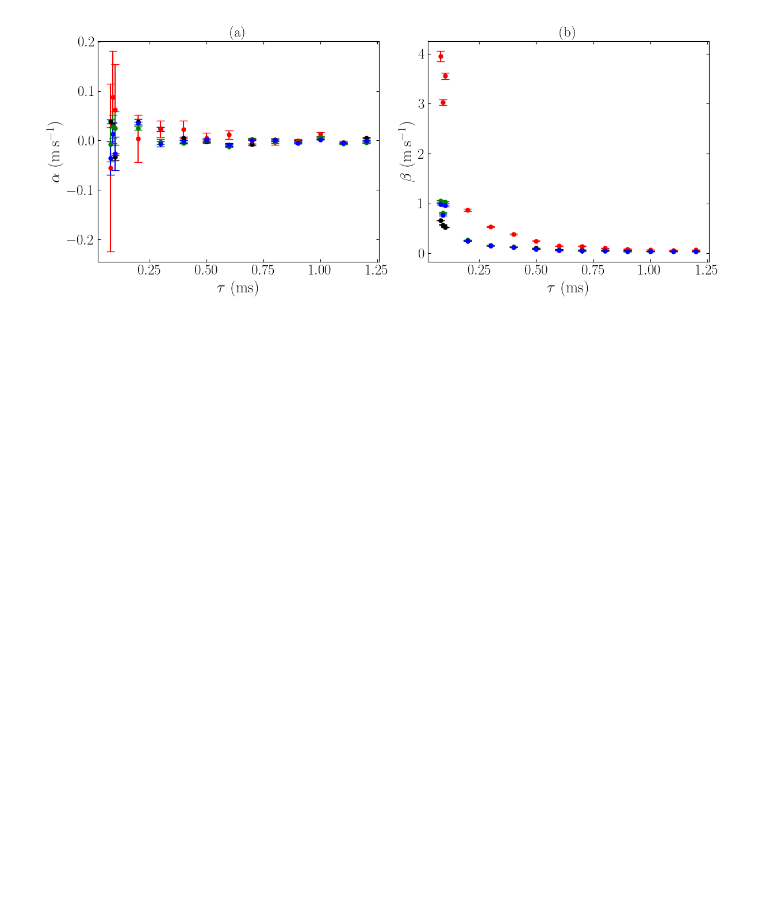
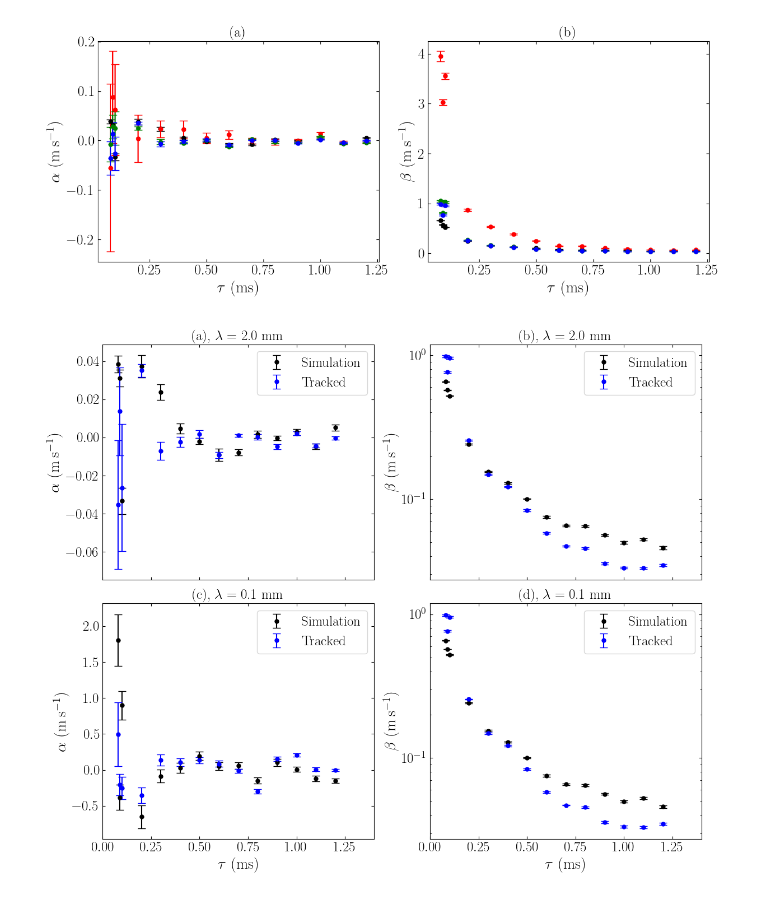
Before and after one commit to Rayo101/Radom_walk_paper_analysis, a Jupyter notebook: Notebooks/VelocityAlgo_Investigation/plotsForVelTests.ipynb, the cells around one changed output. Cells and saved outputs as stored; diff of their text form; code cells hidden in the pictures; blank space fills up the shorter version.

Commit message:
Plotted alpha beta for both lambda = 2.0 mm and 0.1 mm.  Added source code to create ridge plots

```diff
--- a/Notebooks/VelocityAlgo_Investigation/plotsForVelTests.ipynb
+++ b/Notebooks/VelocityAlgo_Investigation/plotsForVelTests.ipynb
@@ -109,3 +109,70 @@ fig.tight_layout()
 fig.savefig("/home/rayhaan/randomWalk_V3/Plots/Lambda_0.1mm_Alpha_mean_Beta_std.png", dpi = 300)
 # %% [output]
 [figure]
+# %%
+plt.close("all")
+
+fig, ((ax1, ax2), (ax3, ax4)) = plt.subplots(2, 2, figsize = (12, 10), sharex = "col")
+s = 20
+
+ax1.errorbar(x = lambda_01mm_true[:, 0], y = lambda_01mm_true[:, 1], yerr = lambda_01mm_true[:, 2], linestyle = "None", marker = "o", markersize = 5, color = 'k', capsize = 5, label = "Simulation")
+ax1.errorbar(x = lambda_01mm_trackS[:, 0], y = lambda_01mm_trackS[:, 1], yerr = lambda_01mm_trackS[:, 2], linestyle = "None", marker = "o", markersize = 5, color = 'b', capsize = 5, label = "Tracked")
+
+ax2.errorbar(x = lambda_01mm_true[:, 0], y = lambda_01mm_true[:, 3], yerr = lambda_01mm_true[:, 4], linestyle = "None", marker = "o", markersize = 5, color = 'k', capsize = 5, label = "Simulation")
+ax2.errorbar(x = lambda_01mm_trackS[:, 0], y = lambda_01mm_trackS[:, 3], yerr = lambda_01mm_trackS[:, 4], linestyle = "None", marker = "o", markersize = 5, color = 'b', capsize = 5, label = "Tracked")
+
+ax3.errorbar(x = lambda_20mm_true[:, 0], y = lambda_20mm_true[:, 1], yerr = lambda_20mm_true[:, 2], linestyle = "None", marker = "o", markersize = 5, color = 'k', capsize = 5, label = "Simulation")
+ax3.errorbar(x = lambda_20mm_trackS[:, 0], y = lambda_20mm_trackS[:, 1], yerr = lambda_20mm_trackS[:, 2], linestyle = "None", marker = "o", markersize = 5, color = 'b', capsize = 5, label = "Tracked")
+
+ax4.errorbar(x = lambda_01mm_true[:, 0], y = lambda_01mm_true[:, 3], yerr = lambda_01mm_true[:, 4], linestyle = "None", marker = "o", markersize = 5, color = 'k', capsize = 5, label = "Simulation")
+ax4.errorbar(x = lambda_01mm_trackS[:, 0], y = lambda_01mm_trackS[:, 3], yerr = lambda_01mm_trackS[:, 4], linestyle = "None", marker = "o", markersize = 5, color = 'b', capsize = 5, label = "Tracked")
+
+ax1.get_xaxis().set_tick_params(direction = "in", which = "both", top = True)
+ax1.get_yaxis().set_tick_params(direction = "in", which = "both", right = True)
+ax2.get_xaxis().set_tick_params(direction = "in", which = "both", top = True)
+ax2.get_yaxis().set_tick_params(direction = "in", which = "both", right = True)
+ax3.get_xaxis().set_tick_params(direction = "in", which = "both", top = True)
+ax3.get_yaxis().set_tick_params(direction = "in", which = "both", right = True)
+ax4.get_xaxis().set_tick_params(direction = "in", which = "both", top = True)
+ax4.get_yaxis().set_tick_params(direction = "in", which = "both", right = True)
+
+ax1.tick_params(axis="x", labelsize = s - 2)
+ax1.tick_params(axis="y", labelsize = s - 2)
+ax2.tick_params(axis="x", labelsize = s - 2)
+ax2.tick_params(axis="y", labelsize = s - 2)
+ax3.tick_params(axis="x", labelsize = s - 2)
+ax3.tick_params(axis="y", labelsize = s - 2)
+ax4.tick_params(axis="x", labelsize = s - 2)
+ax4.tick_params(axis="y", labelsize = s - 2)
+
+ax1.set_ylabel(r"$\alpha$ (m$\:$s$^{-1}$)", fontsize = s)
+ax2.set_ylabel(r"$\beta$ (m$\:$s$^{-1}$)", fontsize = s)
+
+ax3.set_ylabel(r"$\alpha$ (m$\:$s$^{-1}$)", fontsize = s)
+ax4.set_ylabel(r"$\beta$ (m$\:$s$^{-1}$)", fontsize = s)
+
+ax2.set_yscale("log")
+ax4.set_yscale("log")
+
+ax1.legend(loc = "upper right", fontsize = s - 2)
+ax2.legend(loc = "upper right", fontsize = s - 2)
+ax3.legend(loc = "upper right", fontsize = s - 2)
+ax4.legend(loc = "upper right", fontsize = s - 2)
+
+ax1.set_xlim(0.0, 1.4)
+ax2.set_xlim(0.0, 1.4)
+ax3.set_xlim(0.0, 1.4)
+ax4.set_xlim(0.0, 1.4)
+
+ax1.set_title(r"(a), $\lambda$ = 2.0 mm", fontsize = s - 2)
+ax2.set_title(r"(b), $\lambda$ = 2.0 mm" , fontsize = s - 2)
+ax3.set_title(r"(c), $\lambda$ = 0.1 mm", fontsize = s - 2)
+ax4.set_title(r"(d), $\lambda$ = 0.1 mm", fontsize = s - 2)
+
+ax3.set_xlabel(r"$\tau$ (ms)", fontsize = s)
+ax4.set_xlabel(r"$\tau$ (ms)", fontsize = s)
+
+fig.tight_layout()
+fig.savefig("/home/rayhaan/randomWalk_V3/Plots/tau_range_lambda_0.1mm_2.0mm_alpha_beta_spline.png", dpi = 300)
+# %% [output]
+[figure, added]
```
Also changed, not shown: 3 other files.
